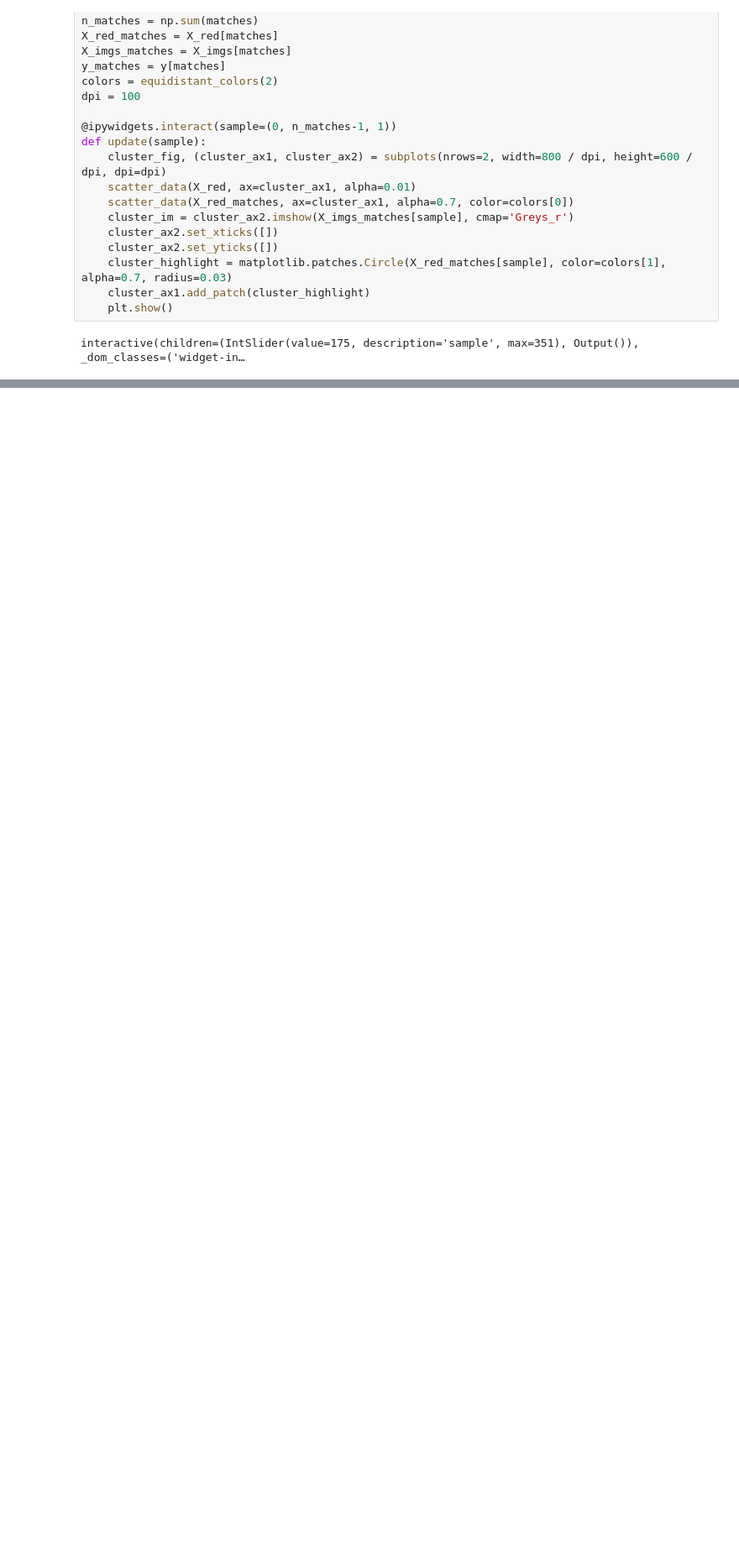
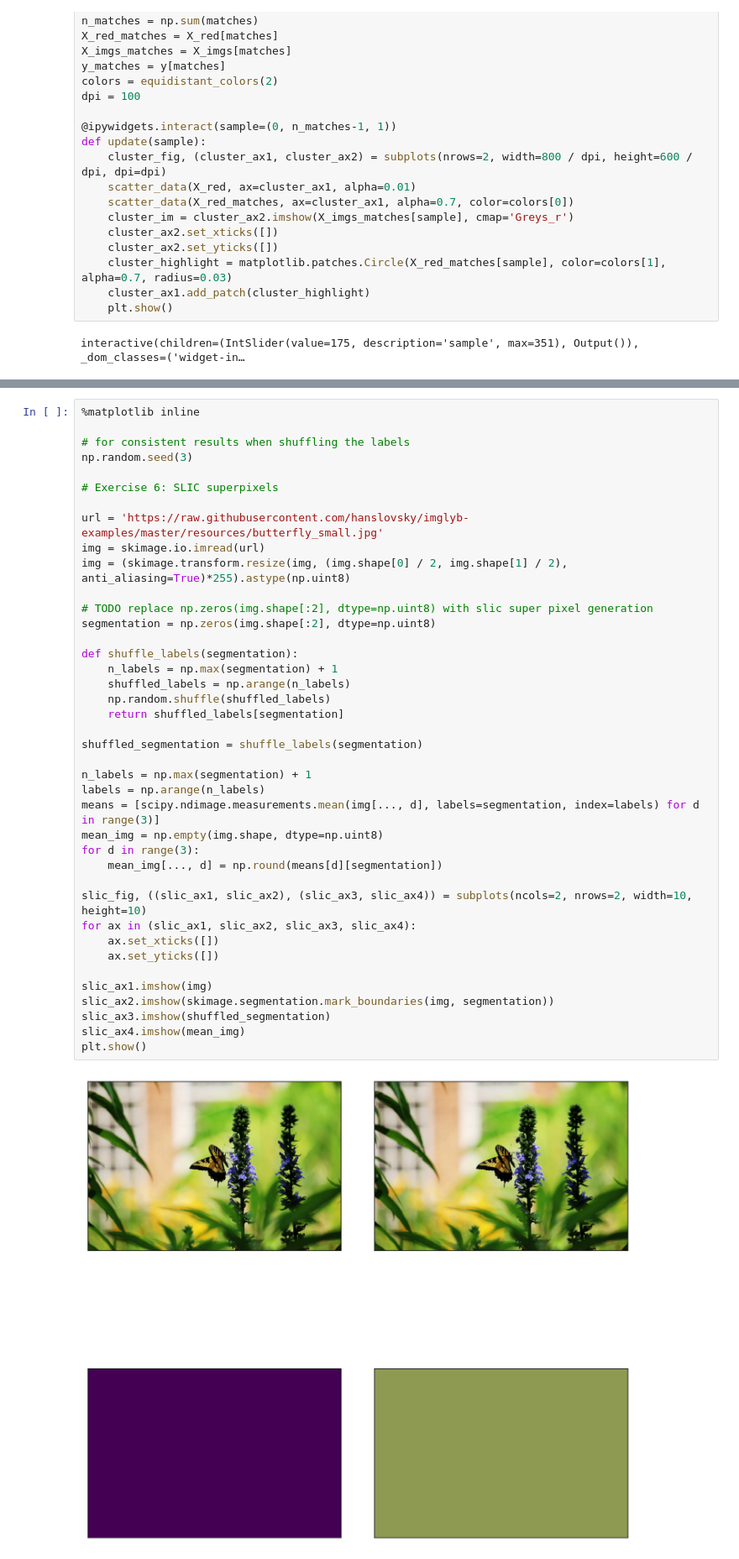
Before and after one commit to JaneliaMLCourse/JaneliaMLCourse, a Jupyter notebook: lecture_4/Lecture_4_practical.ipynb, the cells around one changed output, grey strips where cells are left out. Shown at 84% size. Drawn from its saved outputs; the diff is of its cells as text; blank space fills up the shorter version.

Commit message:
Add SLIC example

```diff
--- a/lecture_4/Lecture_4_practical.ipynb
+++ b/lecture_4/Lecture_4_practical.ipynb
@@ -294,3 +301,45 @@ for index, im in enumerate([img] + compressed_imgs):
     compression_axes[index].imshow(im)
 # %% [output]
 [figure]
+# %%
+%matplotlib inline
+
+# for consistent results when shuffling the labels
+np.random.seed(3)
+
+# Exercise 6: SLIC superpixels
+
+url = 'https://raw.githubusercontent.com/hanslovsky/imglyb-examples/master/resources/butterfly_small.jpg'
+img = skimage.io.imread(url)
+img = (skimage.transform.resize(img, (img.shape[0] / 2, img.shape[1] / 2), anti_aliasing=True)*255).astype(np.uint8)
+
+# TODO replace np.zeros(img.shape[:2], dtype=np.uint8) with slic super pixel generation
+segmentation = np.zeros(img.shape[:2], dtype=np.uint8)
+
+def shuffle_labels(segmentation):
+    n_labels = np.max(segmentation) + 1
+    shuffled_labels = np.arange(n_labels)
+    np.random.shuffle(shuffled_labels)
+    return shuffled_labels[segmentation]
+
+shuffled_segmentation = shuffle_labels(segmentation)
+
+n_labels = np.max(segmentation) + 1
+labels = np.arange(n_labels)
+means = [scipy.ndimage.measurements.mean(img[..., d], labels=segmentation, index=labels) for d in range(3)]
+mean_img = np.empty(img.shape, dtype=np.uint8)
+for d in range(3):
+    mean_img[..., d] = np.round(means[d][segmentation])
+
+slic_fig, ((slic_ax1, slic_ax2), (slic_ax3, slic_ax4)) = subplots(ncols=2, nrows=2, width=10, height=10)
+for ax in (slic_ax1, slic_ax2, slic_ax3, slic_ax4):
+    ax.set_xticks([])
+    ax.set_yticks([])
+
+slic_ax1.imshow(img)
+slic_ax2.imshow(skimage.segmentation.mark_boundaries(img, segmentation))
+slic_ax3.imshow(shuffled_segmentation)
+slic_ax4.imshow(mean_img)
+plt.show()
+# %% [output]
+[figure, added]
```
Also changed, not shown: parts of 4 cells of this notebook.
